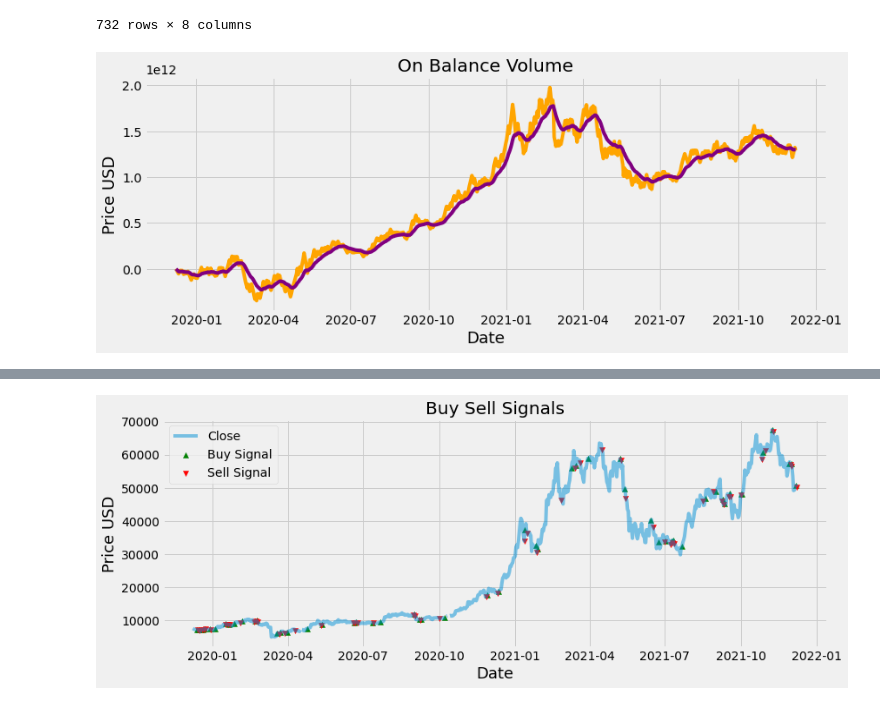
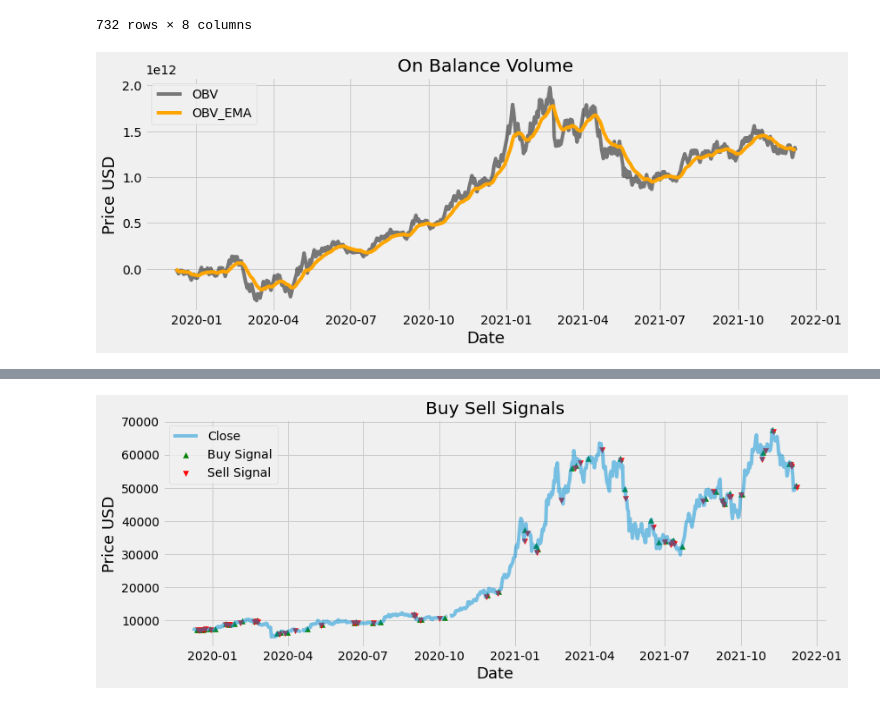
Before and after one commit to Justinhoejj/BTC-Technical-Analysis, a Jupyter notebook: OnBalanceVolumeEMACrossover.ipynb, the cells around one changed output, grey strips where cells are left out. Cells and saved outputs as stored; diff of their text form; code cells hidden in the pictures.

Commit message:
Add legend to plot

```diff
--- a/OnBalanceVolumeEMACrossover.ipynb
+++ b/OnBalanceVolumeEMACrossover.ipynb
@@ -46,14 +46,15 @@ df
 # %%
 # Plot OBV
 plt.figure(figsize=(12.2, 4.5))
-plt.plot(df['OBV'], label='OBV', color='orange')
-plt.plot(df['OBV_EMA'], label='OBV_EMA', color='purple')
+plt.plot(df['OBV'], label='OBV', color='black', alpha=0.5)
+plt.plot(df['OBV_EMA'], label='OBV_EMA', color='orange')
 plt.title('On Balance Volume')
 plt.xlabel('Date', fontsize=18)
 plt.ylabel('Price USD', fontsize=18)
+plt.legend(loc='upper left')
 plt.show()
 # %% [output]
-[figure, old version]
+[figure, new version]
 # %%
 # buy/sell signal OBV > OBV ema (bullish), OBV < OBV ema (bearish)
 df['Trend'] = np.where(df['OBV'] > df['OBV_EMA'],1 , 0)
```
